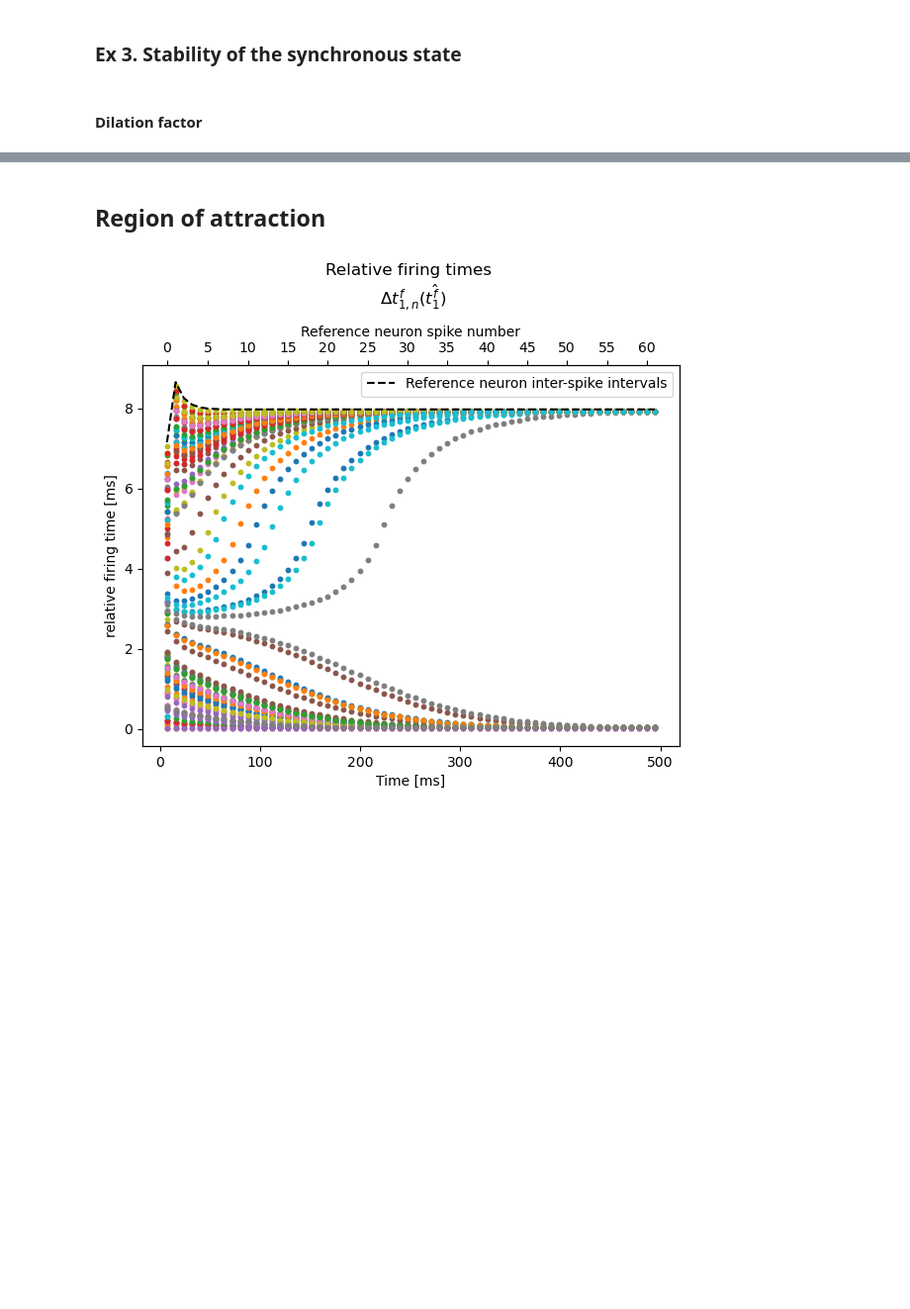
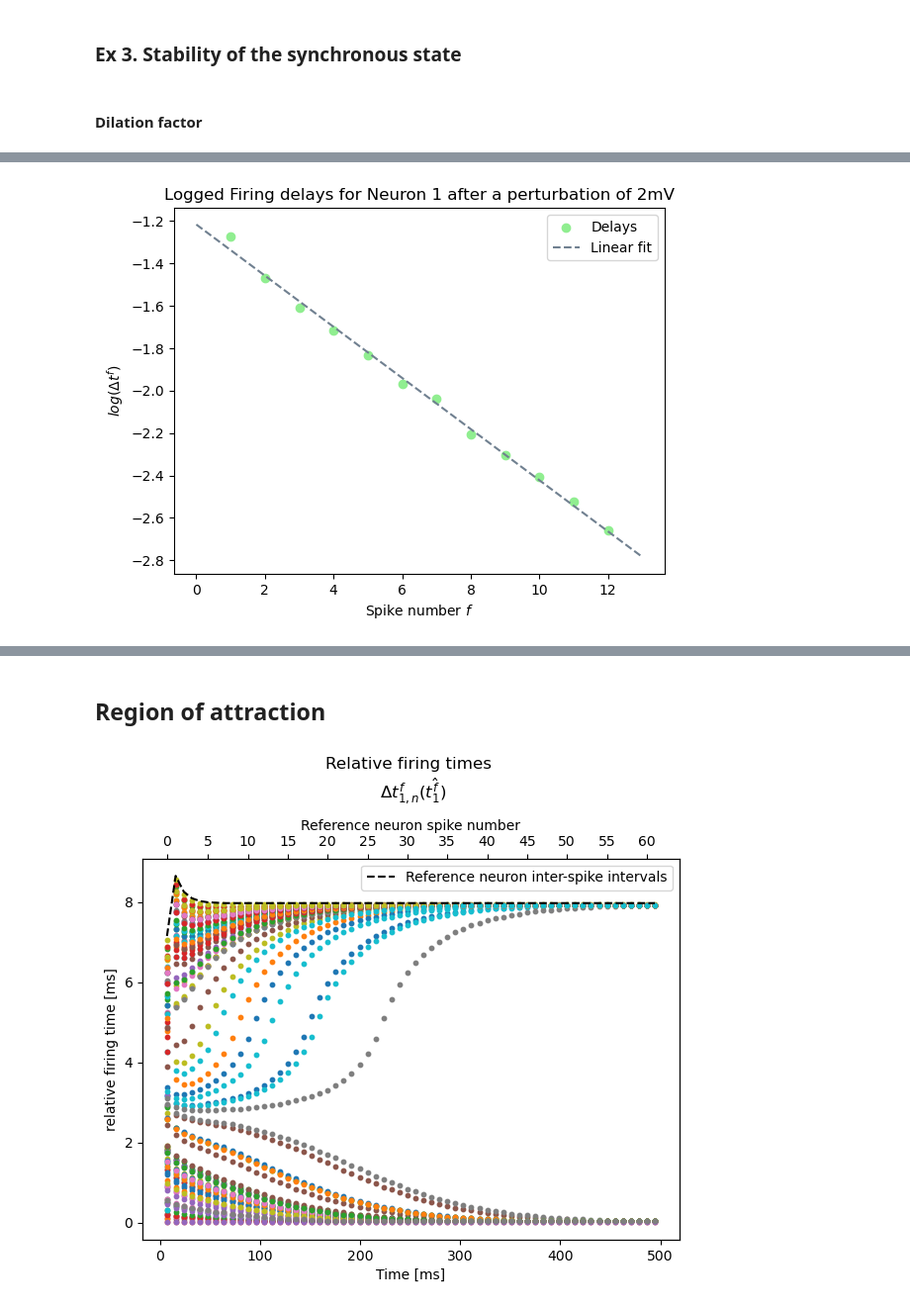
Before and after one commit to louisleger/neurodyn-MP2, a Jupyter notebook: MP2_take2.ipynb, the cells around one changed output, grey strips where cells are left out. Shown at 99% size. Drawn from its saved outputs; the diff is of its cells as text; code cells hidden in the pictures; blank space fills up the shorter version.

```diff
--- a/MP2_take2.ipynb
+++ b/MP2_take2.ipynb
@@ -427,3 +431,19 @@ Notes:
+# %%
+regression = lambda f: res.params["spike_n"]*f + res.params["Intercept"]
+fig, ax = plt.subplots()
+f_space = np.arange(0,14)
+ax.scatter(delay_df["spike_n"], delay_df["firing_delays"], color = "lightgreen", label = "Delays")
+ax.plot(f_space, [regression(f) for f in f_space],
+        color = "slategray", ls = "dashed", label = "Linear fit")
+ax.set_title("Logged Firing delays for Neuron 1 after a perturbation of 2mV")
+ax.set_ylabel("$log(\Delta t^f)$")
+ax.set_xlabel("Spike number $f$")
+plt.legend()
+plt.savefig("Figures/3.1.png")
+plt.show()
+#ax.set_ylim(-2.8, -1.2)
+# %% [output]
+[figure, added]
 # %%
 #The coefficient we found is -0.14 and corresponds to the log(c)
 print(res.params["spike_n"])
```
Also changed, not shown: parts of 8 cells of this notebook, 5 other files.
